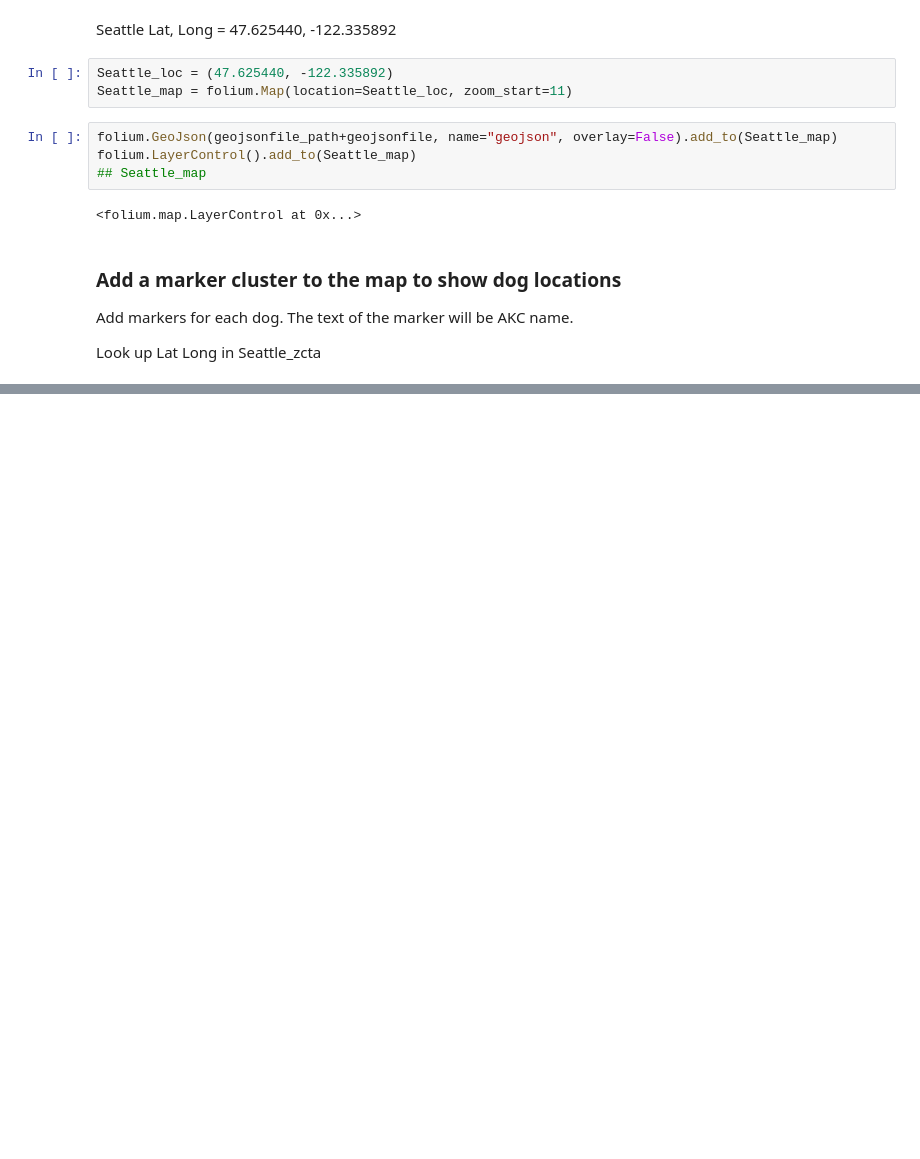
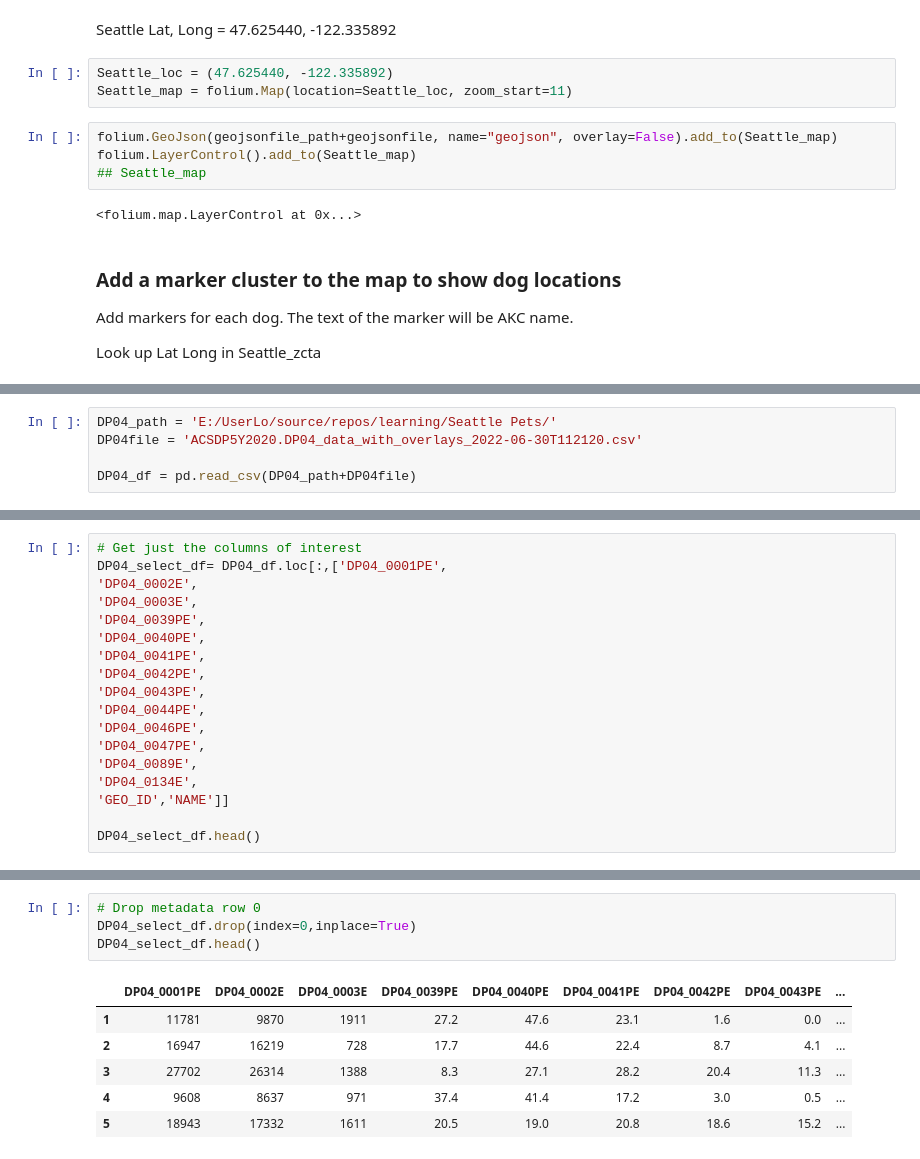
Before and after one commit to MrLRTripp/SeattleHousingwithPets, a Jupyter notebook: SeattlePets.ipynb, the cells around one changed output, grey strips where cells are left out. Cells and saved outputs as stored; diff of their text form; blank space fills up the shorter version.

```diff
--- a/SeattlePets.ipynb
+++ b/SeattlePets.ipynb
@@ -257,0 +304,5 @@ Seattle_map
+# %%
+DP04_path = 'E:/UserLo/source/repos/learning/Seattle Pets/'
+DP04file = 'ACSDP5Y2020.DP04_data_with_overlays_2022-06-30T112120.csv'
+
+DP04_df = pd.read_csv(DP04_path+DP04file)
@@ -257,0 +319,18 @@ Seattle_map
+# %%
+# Get just the columns of interest
+DP04_select_df= DP04_df.loc[:,['DP04_0001PE',
+'DP04_0002E',
+'DP04_0003E',
+'DP04_0039PE',
+'DP04_0040PE',
+'DP04_0041PE',
+'DP04_0042PE',
+'DP04_0043PE',
+'DP04_0044PE',
+'DP04_0046PE',
+'DP04_0047PE',
+'DP04_0089E',
+'DP04_0134E',
+'GEO_ID','NAME']]
+
+DP04_select_df.head()
@@ -257,0 +344,11 @@ Seattle_map
+# %%
+# Drop metadata row 0
+DP04_select_df.drop(index=0,inplace=True)
+DP04_select_df.head()
+# %% [output]
+|  | DP04_0001PE | DP04_0002E | DP04_0003E | DP04_0039PE | DP04_0040PE | DP04_0041PE | DP04_0042PE | DP04_0043PE | ... |
+| 1 | 11781 | 9870 | 1911 | 27.2 | 47.6 | 23.1 | 1.6 | 0.0 | ... |
+| 2 | 16947 | 16219 | 728 | 17.7 | 44.6 | 22.4 | 8.7 | 4.1 | ... |
+| 3 | 27702 | 26314 | 1388 | 8.3 | 27.1 | 28.2 | 20.4 | 11.3 | ... |
+| 4 | 9608 | 8637 | 971 | 37.4 | 41.4 | 17.2 | 3.0 | 0.5 | ... |
+| 5 | 18943 | 17332 | 1611 | 20.5 | 19.0 | 20.8 | 18.6 | 15.2 | ... |
```
Also changed, not shown: parts of 18 cells of this notebook, 1 other file.
